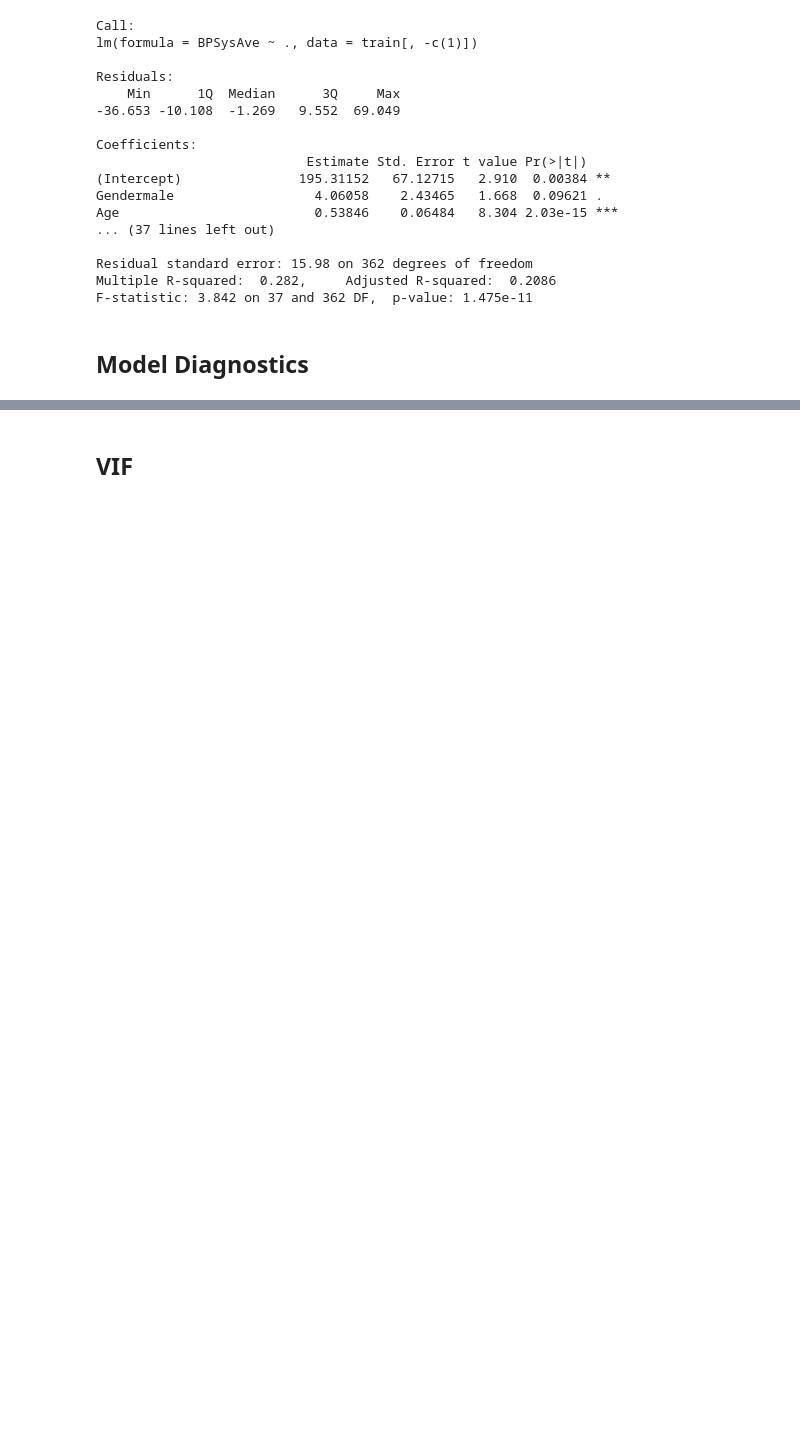
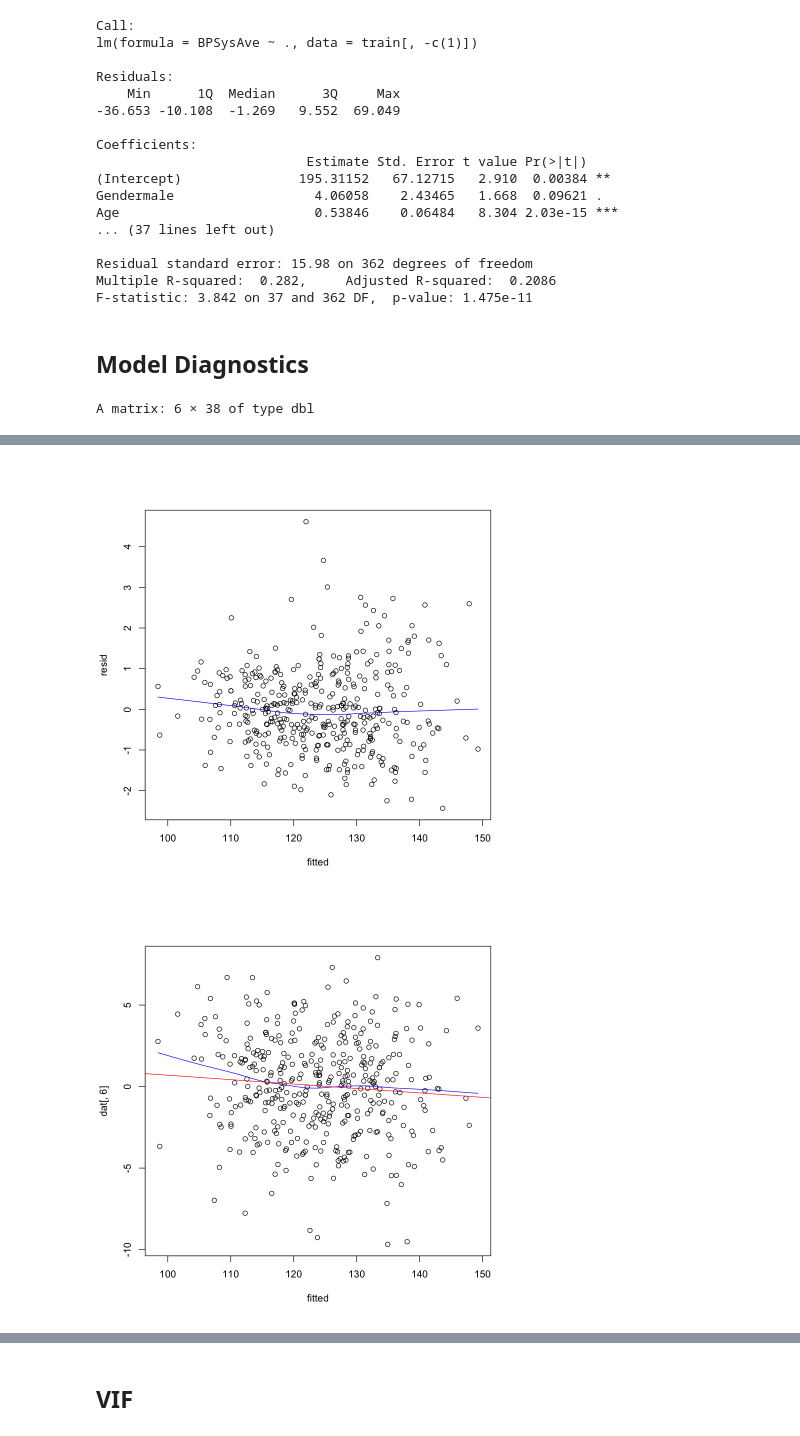
Before and after one commit to 22victoryy/methods-data-analysis, a Jupyter notebook: final/code/STA302 Final.ipynb, the cells around one changed output, grey strips where cells are left out. Cells and saved outputs as stored; diff of their text form; code cells hidden in the pictures; blank space fills up the shorter version.

```diff
--- a/final/code/STA302 Final.ipynb
+++ b/final/code/STA302 Final.ipynb
@@ -77,0 +76,33 @@ F-statistic: 3.842 on 37 and 362 DF,  p-value: 1.475e-11
+# %%
+## Simulation for predictors ##
+
+# This following function provides a data set with p+1 columns #
+gendata <- function(n, p){
+  Xmat <- matrix(runif(n*p, 0, 1), nrow = n, ncol = p)
+  Y <- 4*( (sin(pi*Xmat[,1]*Xmat[,2])) + 8*(Xmat[,3] - 0.5)^3 +
+              1.5*Xmat[,4] - Xmat[,5] - 0.77    ) + rnorm(n, 0, 1)
+  dat <- cbind(Xmat, Y)
+  return(dat)
+}
+
+set.seed(1003998757)
+dat <- as.data.frame(gendata(400, 5))  # 400 simulations
+colnames(dat) <- c(paste0("X", 1:5), "Y")
+# head(dat)
+
+model <- lm(dat$Y ~ ., data = dat)
+head(model.matrix(model.lm))
+
+resid <- rstudent(model.lm)
+fitted <- predict(model.lm)
+plot(resid~fitted)
+lines(lowess(fitted, resid), col = "blue")
+
+
+
+plot(dat[,6]~fitted)
+lines(lowess(fitted, dat[,6]), col = "blue")
+mmm <- lm (dat[,6] ~ fitted)
+abline(mmm, col='red')
+# %% [output]
+A matrix: 6 × 38 of type dbl
@@ -77,0 +116,2 @@ F-statistic: 3.842 on 37 and 362 DF,  p-value: 1.475e-11
+[figure, added]
+[figure, added]
```
Also changed, not shown: parts of 15 cells of this notebook, 3 other files.
